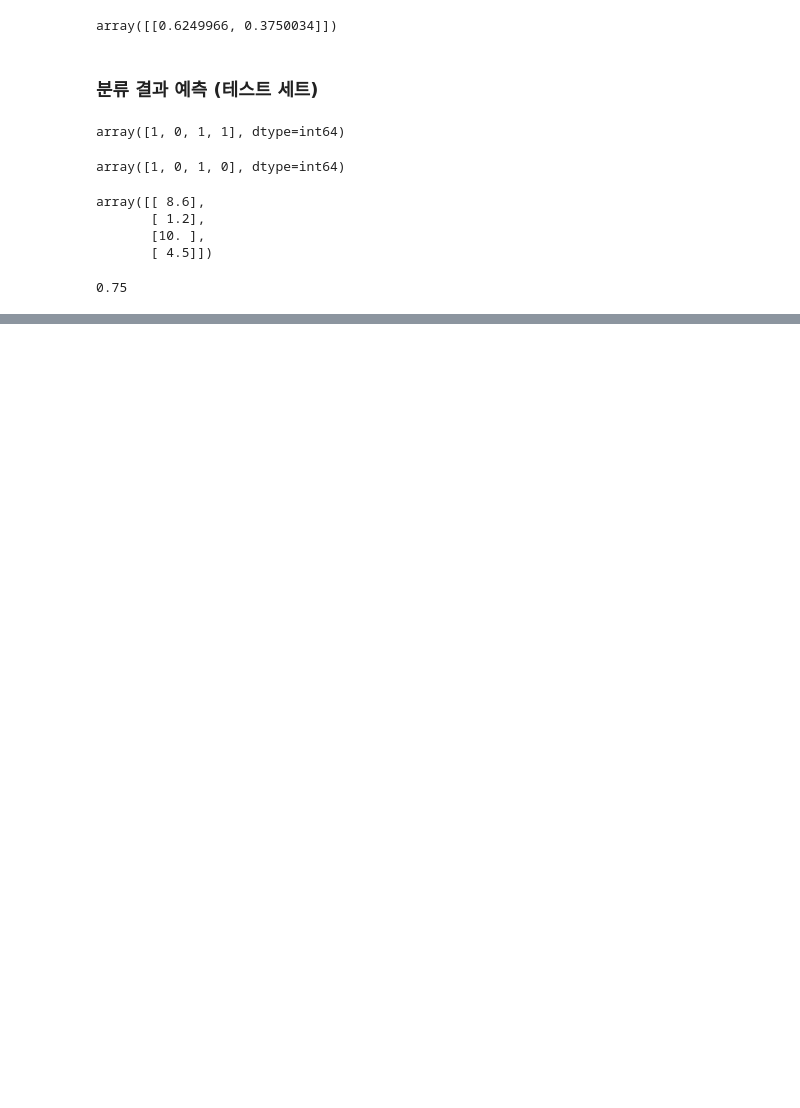
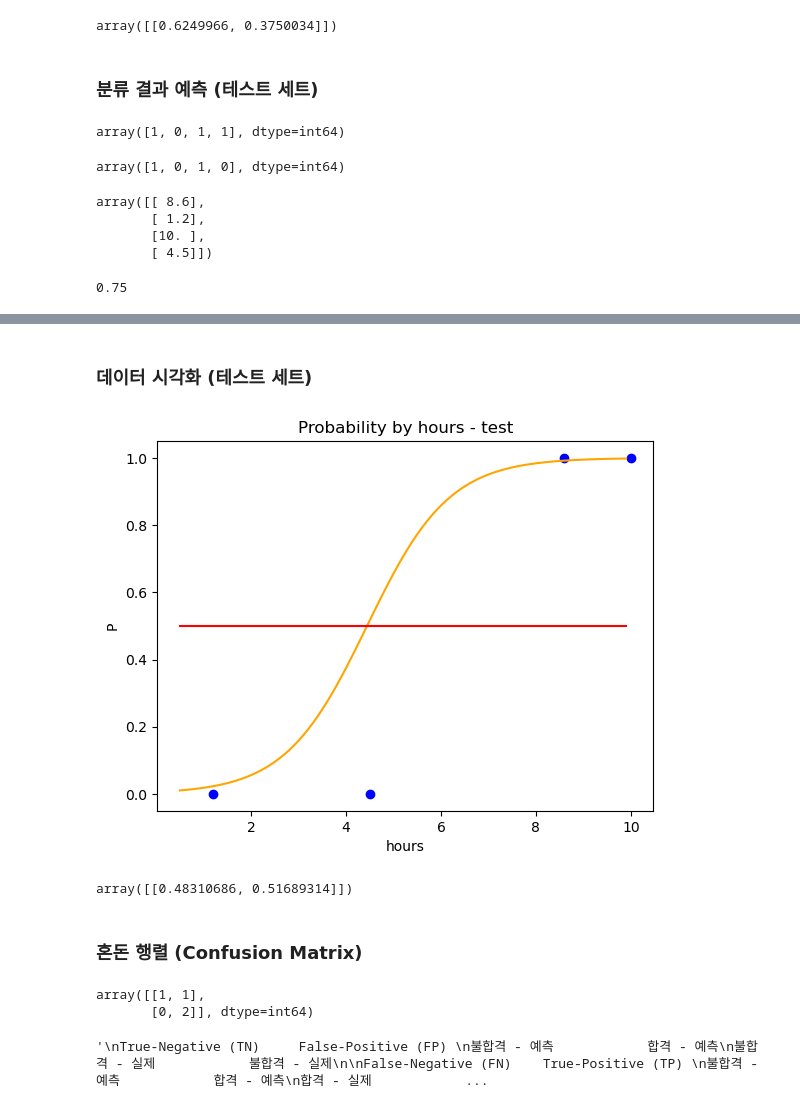
Before and after one commit to Ahram-Jeong/ml-basic, a Jupyter notebook: notebooks/04_LogisticRegression.ipynb, the cells around one changed output, grey strips where cells are left out. Saved outputs shown, nothing was run; the diff lists cells and outputs as text; code cells hidden in the pictures; blank space fills up the shorter version.

Commit message:
20240714 - Logistic Regression_Confusion Matrix

```diff
--- a/notebooks/04_LogisticRegression.ipynb
+++ b/notebooks/04_LogisticRegression.ipynb
@@ -72,0 +129,37 @@ classifier.score(X_test, y_test) # 모델 평가
+# %% [markdown]
+### 데이터 시각화 (테스트 세트)
+# %%
+plt.title("Probability by hours - test")
+plt.scatter(X_test, y_test, color = "blue")
+plt.plot(X_range, p, color = "orange")
+plt.plot(X_range, np.full(len(X_range), 0.5), color = "red") # X_range 갯수 만큼 0.5로 가득찬 배열 만들기
+plt.xlabel("hours")
+plt.ylabel("P")
+plt.show()
+# %% [output]
+[figure, added]
+# %%
+classifier.predict_proba(([[4.5]])) # 4.5시간 공부했을 때 확률 (모델에서는 51%의 확률로 합격 예측, 실제로는 불합격)
+# %% [output]
+array([[0.48310686, 0.51689314]])
+# %% [markdown]
+### 혼돈 행렬 (Confusion Matrix)
+# %%
+from sklearn.metrics import confusion_matrix
+cm = confusion_matrix(y_test, y_pred)
+cm
+# %% [output]
+array([[1, 1],
+       [0, 2]], dtype=int64)
+# %%
+"""
+True-Negative (TN)     False-Positive (FP)
+불합격 - 예측            합격 - 예측
+불합격 - 실제            불합격 - 실제
+
+False-Negative (FN)    True-Positive (TP)
+불합격 - 예측            합격 - 예측
+합격 - 실제              합격 - 실제
+"""
+# %% [output]
+'\nTrue-Negative (TN)     False-Positive (FP) \n불합격 - 예측            합격 - 예측\n불합격 - 실제            불합격 - 실제\n\nFalse-Negative (FN)    True-Positive (TP) \n불합격 - 예측            합격 - 예측\n합격 - 실제            ...
```
Also changed, not shown: parts of 6 cells of this notebook.
